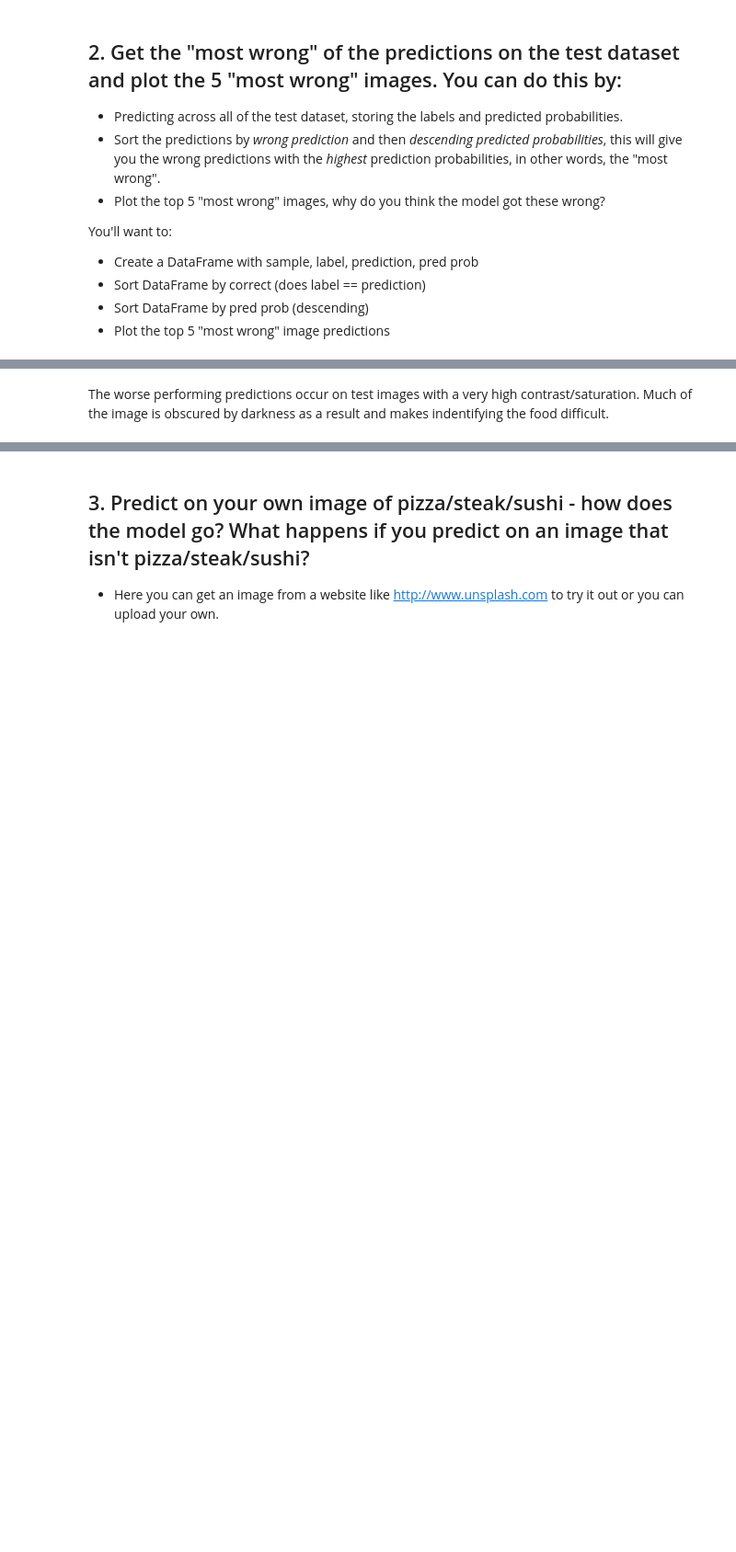
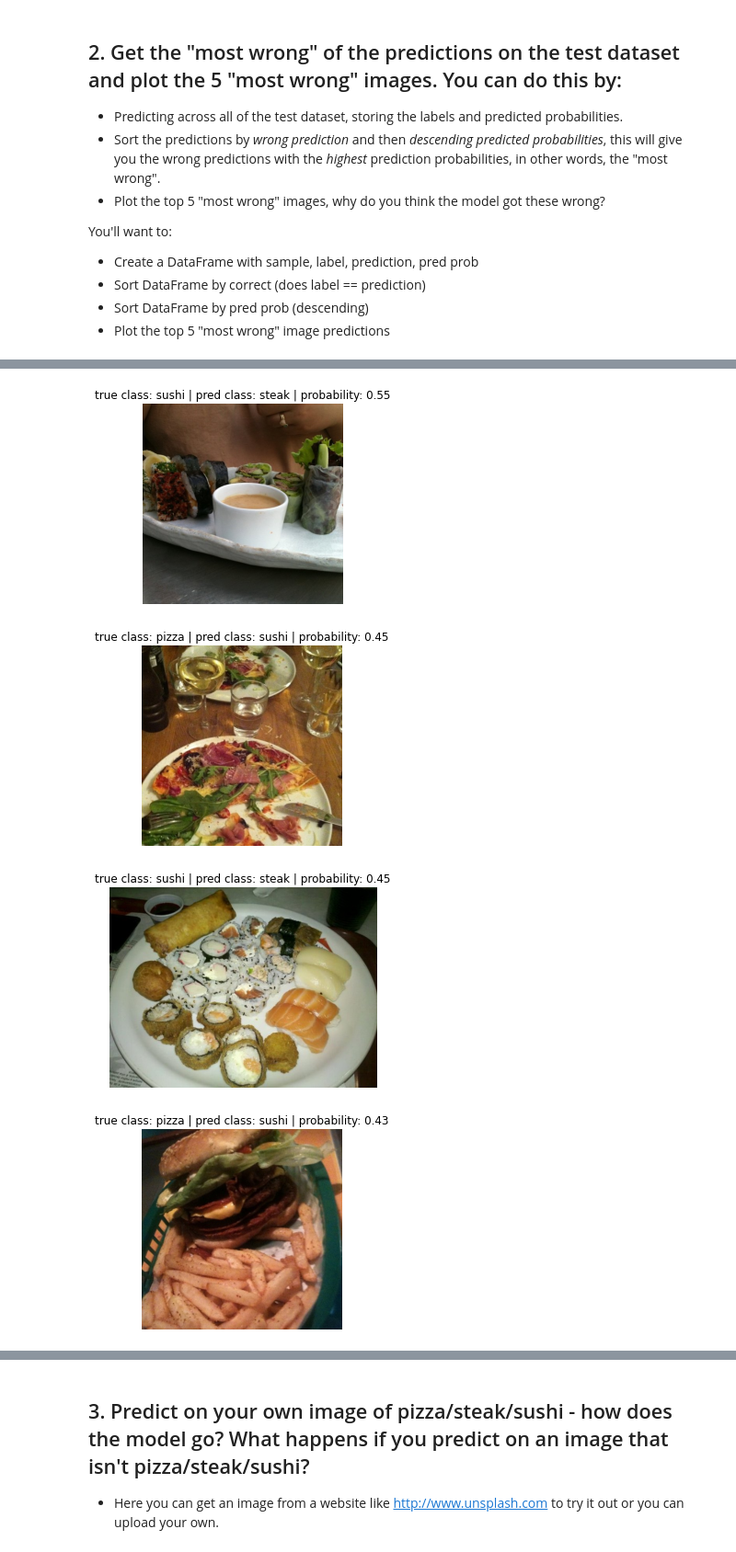
Before and after one commit to torrhen/pytorch_miscellaneous, a Jupyter notebook: 06_pytorch_transfer_learning_ex.ipynb, the cells around one changed output, grey strips where cells are left out. Shown at 92% size. Cells and saved outputs as stored; diff of their text form; code cells hidden in the pictures; blank space fills up the shorter version.

```diff
--- a/06_pytorch_transfer_learning_ex.ipynb
+++ b/06_pytorch_transfer_learning_ex.ipynb
@@ -66,6 +57,17 @@ device = "cuda" if torch.cuda.is_available() else "cpu"
 device
 # %% [output]
 'cuda'
+# %%
+import requests
+
+# import function for ploting the loss curves of trained models
+try:
+  from helper_functions import plot_loss_curves
+except:
+  with open('helper_functions.py', 'wb') as f:
+    response = requests.get("https://raw.githubusercontent.com/mrdbourke/pytorch-deep-learning/main/helper_functions.py")
+    f.write(response.content)
+  from helper_functions import plot_loss_curves
 # %% [markdown]
 ### Get data
 # %%
@@ -373,2 +361,17 @@ WARNING:matplotlib.image:Clipping input data to the valid range for imshow with
-# %% [markdown]
-The worse performing predictions occur on test images with a very high contrast/saturation. Much of the image is obscured by darkness as a result and makes indentifying the food difficult.
+# %%
+# iterate through each row in the dataframe
+for row in five_worst_predictions.iterrows():
+  # create tensor from image path stored in dataframe
+  # row[1] contains a series of columns and their values
+  image = torchvision.io.read_image(str(row[1][0]))
+
+  # display image and prediction results
+  plt.figure()
+  plt.imshow(image.permute(1, 2, 0))
+  plt.title(f"true class: {row[1][1]} | pred class: {row[1][3]} | probability: {row[1][2]:.2f}")
+  plt.axis(False)
+# %% [output]
+[figure, added]
+[figure, added]
+[figure, added]
+[figure, added]
```
Also changed, not shown: parts of 21 cells of this notebook.
